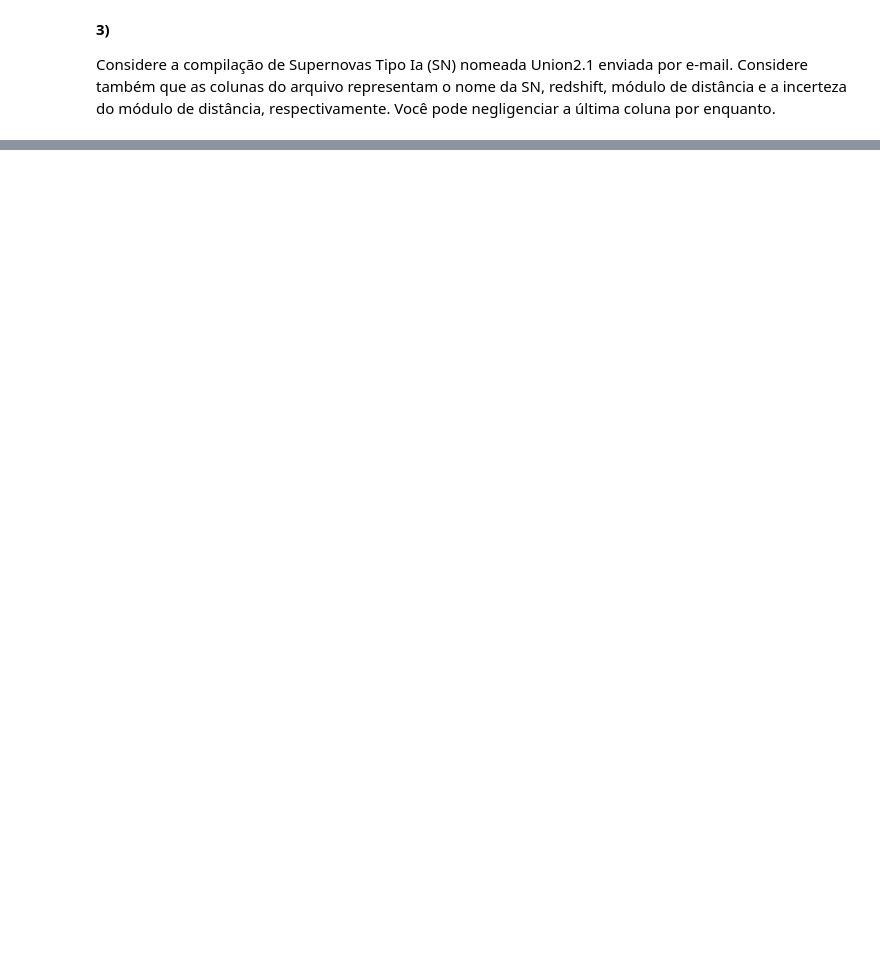
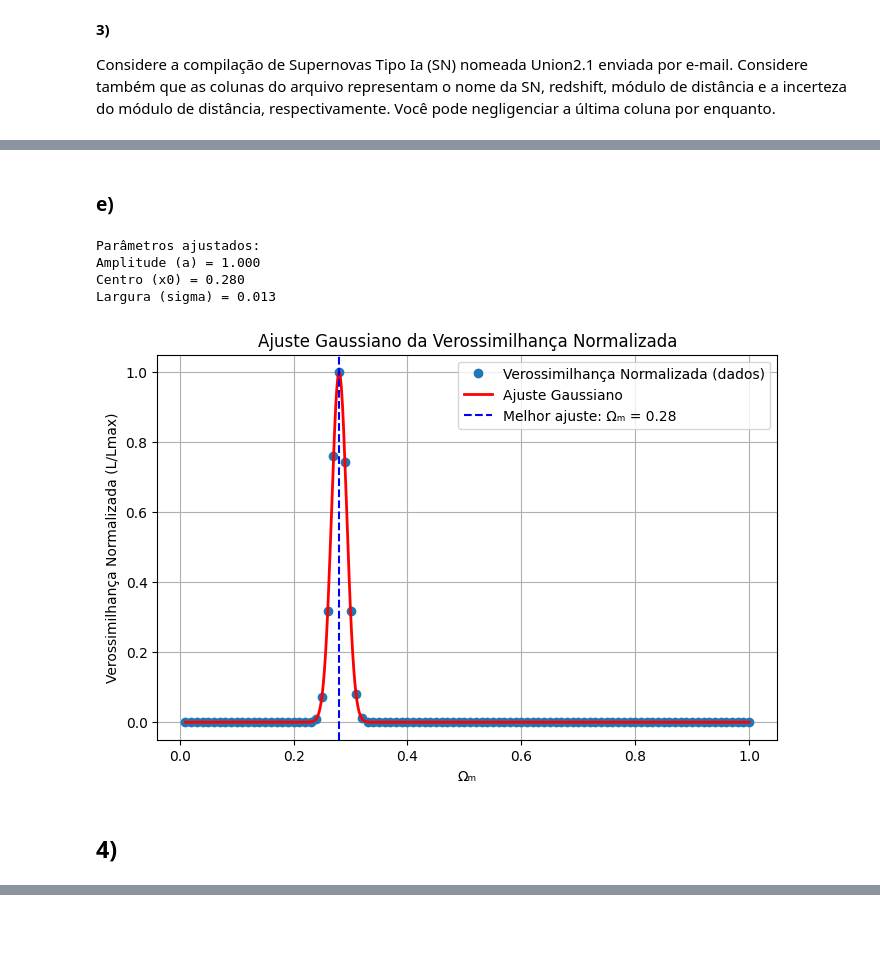
Before and after one commit to TLaidler/Portfolio, a Jupyter notebook: Astrofisica/AstroEstat1.ipynb, the cells around one changed output, grey strips where cells are left out. Cells and saved outputs as stored; diff of their text form; code cells hidden in the pictures; blank space fills up the shorter version.

```diff
--- a/Astrofisica/AstroEstat1.ipynb
+++ b/Astrofisica/AstroEstat1.ipynb
@@ -21,6 +21,9 @@ import random
 import scipy.special as sp
 from scipy.special import gamma
 from scipy.integrate import quad
+# %%
+def gaussiana(x, a, x0, sigma):
+    return a * np.exp(-((x - x0)**2) / (2 * sigma**2))
 # %% [markdown]
 **1)**
 
@@ -260,0 +306,33 @@ print(f"\nO valor de Ωm que fornece o melhor ajuste (menor χ²) é: {melhor_O
+# %% [markdown]
+### e)
+# %%
+# Ajustar a gaussiana aos dados
+params_iniciais = [1, melhor_Omega_m, 0.1]  # Chute inicial: altura = 1, centro = melhor_Omega_m, largura = 0.1
+parametros, covariancia = curve_fit(gaussiana, Omega_m_valores, verossimilhanca_normalizada, p0=params_iniciais)
+
+# Parâmetros ajustados
+a_ajustado, x0_ajustado, sigma_ajustado = parametros
+print(f"Parâmetros ajustados:\nAmplitude (a) = {a_ajustado:.3f}\nCentro (x0) = {x0_ajustado:.3f}\nLargura (sigma) = {sigma_ajustado:.3f}")
+
+Omega_m_suave = np.linspace(Omega_m_valores.min(), Omega_m_valores.max(), 500)
+verossimilhanca_gaussiana = gaussiana(Omega_m_suave, *parametros)
+
+# Plot
+plt.figure(figsize=(8, 5))
+plt.plot(Omega_m_valores, verossimilhanca_normalizada, label="Verossimilhança Normalizada (dados)", marker="o", linestyle="")
+plt.plot(Omega_m_suave, verossimilhanca_gaussiana, label="Ajuste Gaussiano", color="red", linewidth=2)
+plt.axvline(melhor_Omega_m, color='blue', linestyle='--', label=f"Melhor ajuste: Ωₘ = {melhor_Omega_m:.2f}")
+plt.xlabel("Ωₘ")
+plt.ylabel("Verossimilhança Normalizada (L/Lmax)")
+plt.title("Ajuste Gaussiano da Verossimilhança Normalizada")
+plt.legend()
+plt.grid()
+plt.show()
+# %% [output]
+Parâmetros ajustados:
+Amplitude (a) = 1.000
+Centro (x0) = 0.280
+Largura (sigma) = 0.013
+[figure, added]
+# %% [markdown]
+## 4)
```
Also changed, not shown: parts of 18 cells of this notebook.
